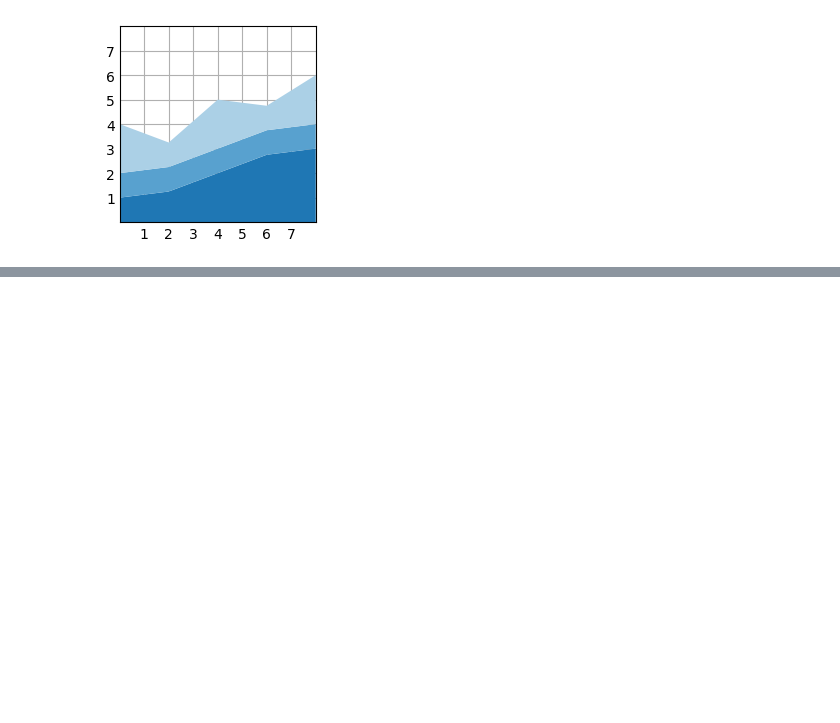
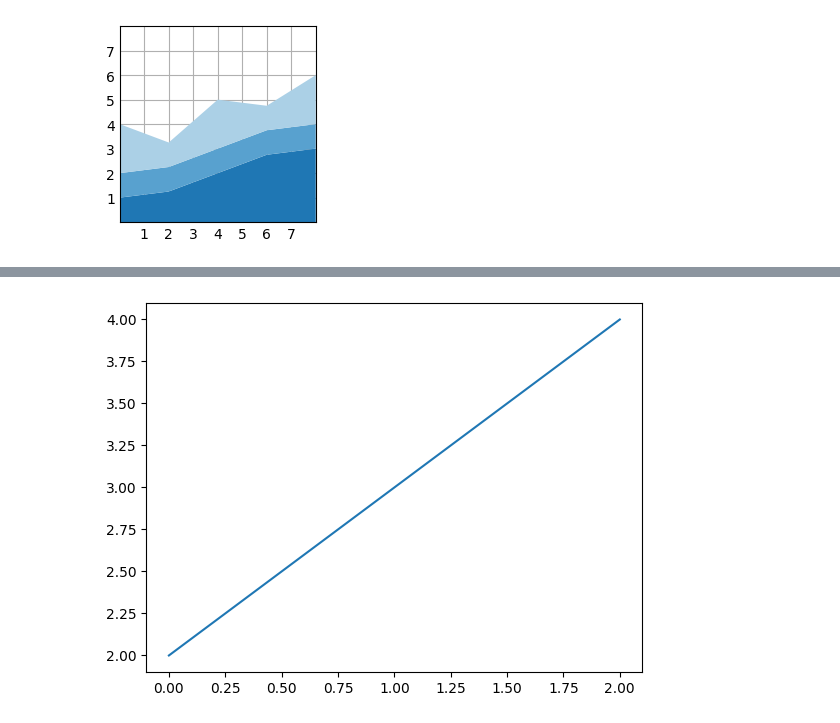
Before and after one commit to kibuba-njihia/mastering-matplotlib, a Jupyter notebook: matplotlib.ipynb, the cells around one changed output, grey strips where cells are left out. Drawn from its saved outputs; the diff is of its cells as text; code cells hidden in the pictures; blank space fills up the shorter version.

```diff
--- a/matplotlib.ipynb
+++ b/matplotlib.ipynb
@@ -280,0 +300,5 @@ plt.show()
+# %%
+plt.plot(x_axis,[2,3,4])
+plt.show()
+# %% [output]
+[figure, added]
```
Also changed, not shown: parts of 5 cells of this notebook.
